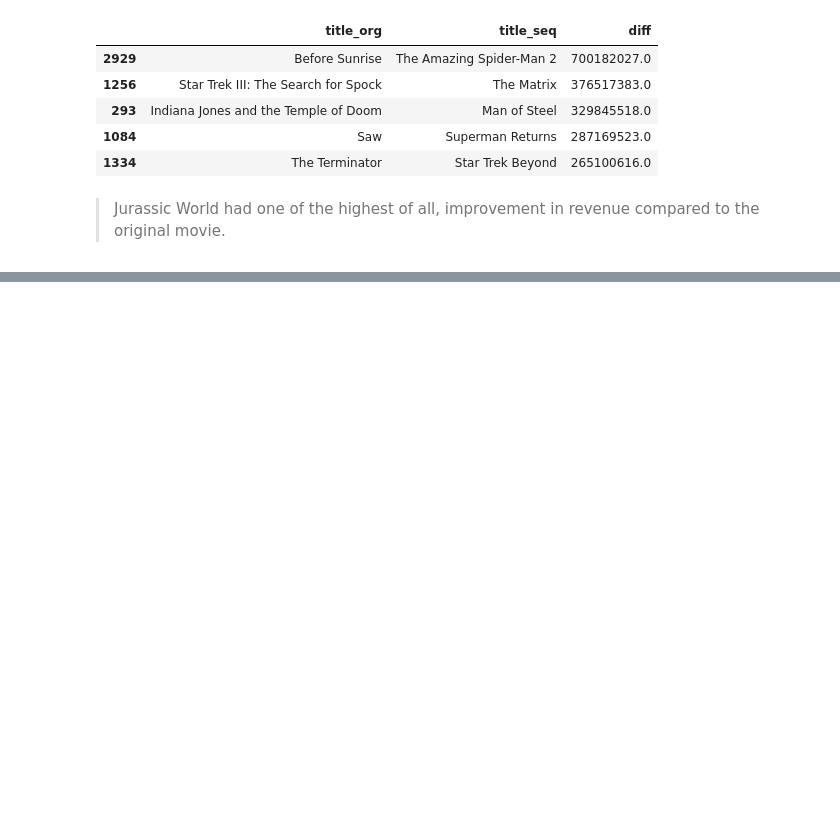
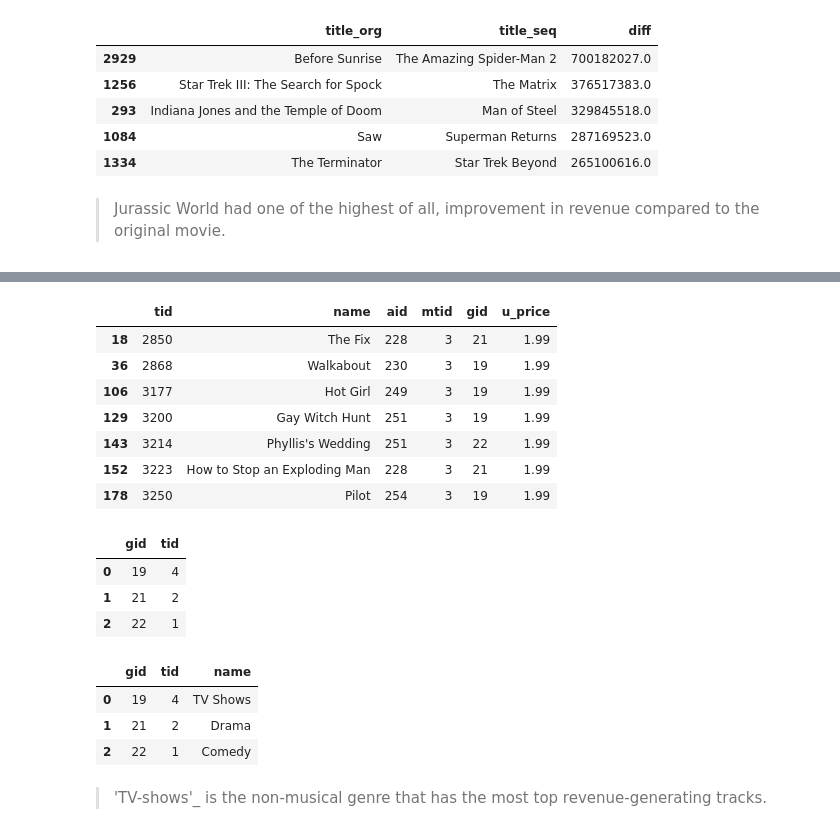
Before and after one commit to aziscript/Python-for-data-analysis, a Jupyter notebook: 04_joining_data_with_pd.ipynb, the cells around one changed output, grey strips where cells are left out. Saved outputs shown, nothing was run; the diff lists cells and outputs as text; code cells hidden in the pictures; blank space fills up the shorter version.

```diff
--- a/04_joining_data_with_pd.ipynb
+++ b/04_joining_data_with_pd.ipynb
@@ -784,0 +914,32 @@ titles_diff.sort_values('diff', ascending=False).head()
+# %%
+# Use .isin() to subset non_mus_tcks to rows with tid in tracks_invoices
+top_tracks = non_mus_tcks[non_mus_tcks['tid'].isin(tracks_invoices['tid'])]
+top_tracks
+# %% [output]
+|  | tid | name | aid | mtid | gid | u_price |
+| 18 | 2850 | The Fix | 228 | 3 | 21 | 1.99 |
+| 36 | 2868 | Walkabout | 230 | 3 | 19 | 1.99 |
+| 106 | 3177 | Hot Girl | 249 | 3 | 19 | 1.99 |
+| 129 | 3200 | Gay Witch Hunt | 251 | 3 | 19 | 1.99 |
+| 143 | 3214 | Phyllis's Wedding | 251 | 3 | 22 | 1.99 |
+| 152 | 3223 | How to Stop an Exploding Man | 228 | 3 | 21 | 1.99 |
+| 178 | 3250 | Pilot | 254 | 3 | 19 | 1.99 |
+# %%
+# Group the top_tracks by gid and count the tid rows
+cnt_by_gid = top_tracks.groupby(['gid'], as_index=False).agg({'tid':'count'})
+cnt_by_gid
+# %% [output]
+|  | gid | tid |
+| 0 | 19 | 4 |
+| 1 | 21 | 2 |
+| 2 | 22 | 1 |
+# %%
+# Merge the genres table to cnt_by_gid on gid and print
+cnt_by_gid.merge(genres, on='gid')
+# %% [output]
+|  | gid | tid | name |
+| 0 | 19 | 4 | TV Shows |
+| 1 | 21 | 2 | Drama |
+| 2 | 22 | 1 | Comedy |
+# %% [markdown]
+> 'TV-shows'_ is the non-musical genre that has the most top revenue-generating tracks.
```
Also changed, not shown: parts of 15 cells of this notebook, 6 other files.
